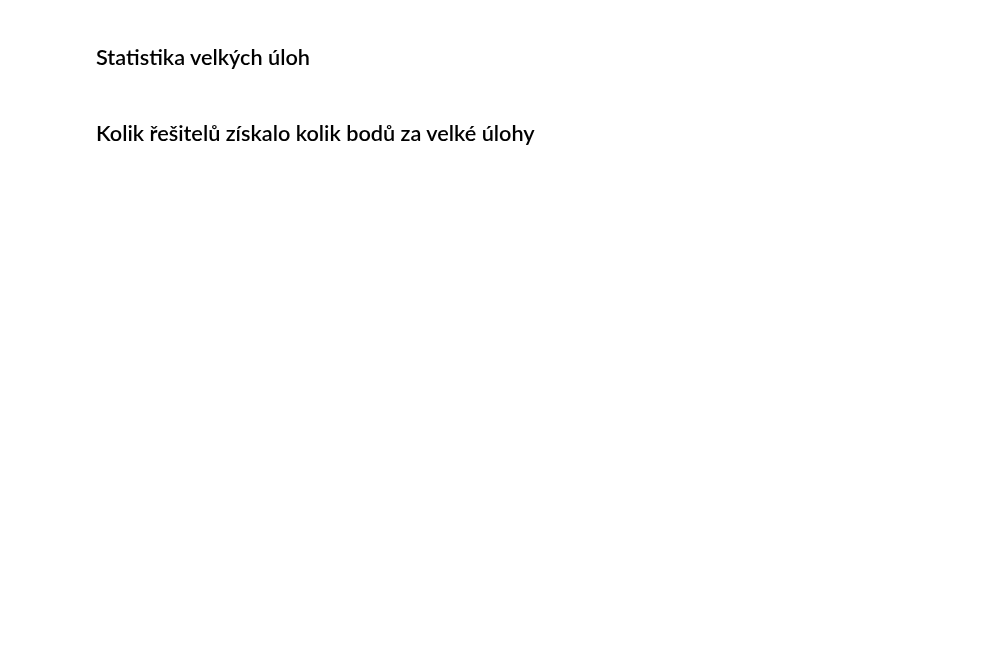
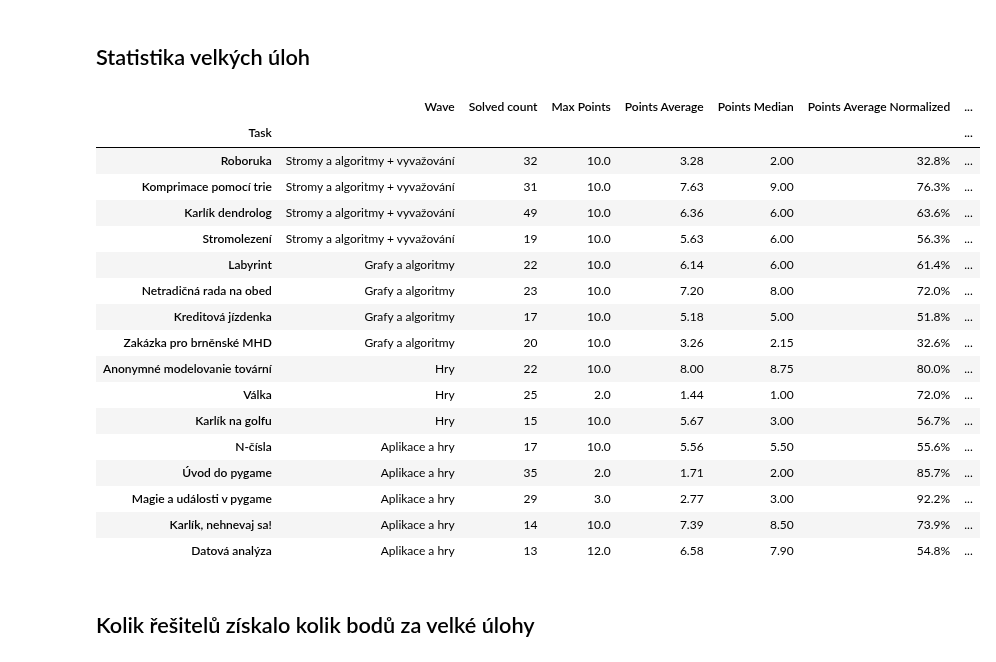
Before and after one commit to fi-ksi/dashboard-alpha, a Jupyter notebook: notebooks/tasks.ipynb, the cells around one changed output. Drawn from its saved outputs; the diff is of its cells as text; code cells hidden in the pictures; blank space fills up the shorter version.

```diff
--- a/notebooks/tasks.ipynb
+++ b/notebooks/tasks.ipynb
@@ -243,33 +313,54 @@ if not df.empty:
     grouped = df.groupby('Task')
 
     per_task = pd.DataFrame(OrderedDict((
         ('Wave', grouped.Wave.first()),
         ('Solved count', grouped.user_id.count()),
         ('Max Points', grouped.max_points.first()),
         ('Points Average', grouped.points.mean()),
         ('Points Median', grouped.points.median()),
         ('Points Average Normalized', grouped.norm_points.mean()),
         ('Points Median Normalized', grouped.norm_points.median()),
     )))
     s = per_task.style
     s.format({
+        'Max Points': '{:.1f}'.format,
+        'Points Median': '{:.2f}'.format,
         'Points Average': '{:.2f}'.format,
         'Points Average Normalized': '{:,.1%}'.format,
         'Points Median Normalized': '{:,.1%}'.format,
     })
 
     s.background_gradient(subset=[
         'Solved count',
         'Points Average Normalized',
         'Points Median Normalized',
     ], cmap=sns.light_palette("green", as_cmap=True))
 
     s.background_gradient(subset=[
         'Points Median',
         'Points Average',
     ], cmap=sns.light_palette("blue", as_cmap=True))
 
     display(s)
+# %% [output]
+|  | Wave | Solved count | Max Points | Points Average | Points Median | Points Average Normalized | ... |
+| Task |  |  |  |  |  |  | ... |
+| Roboruka | Stromy a algoritmy + vyvažování | 32 | 10.0 | 3.28 | 2.00 | 32.8% | ... |
+| Komprimace pomocí trie | Stromy a algoritmy + vyvažování | 31 | 10.0 | 7.63 | 9.00 | 76.3% | ... |
+| Karlík dendrolog | Stromy a algoritmy + vyvažování | 49 | 10.0 | 6.36 | 6.00 | 63.6% | ... |
+| Stromolezení | Stromy a algoritmy + vyvažování | 19 | 10.0 | 5.63 | 6.00 | 56.3% | ... |
+| Labyrint | Grafy a algoritmy | 22 | 10.0 | 6.14 | 6.00 | 61.4% | ... |
+| Netradičná rada na obed | Grafy a algoritmy | 23 | 10.0 | 7.20 | 8.00 | 72.0% | ... |
+| Kreditová jízdenka | Grafy a algoritmy | 17 | 10.0 | 5.18 | 5.00 | 51.8% | ... |
+| Zakázka pro brněnské MHD | Grafy a algoritmy | 20 | 10.0 | 3.26 | 2.15 | 32.6% | ... |
+| Anonymné modelovanie tovární | Hry | 22 | 10.0 | 8.00 | 8.75 | 80.0% | ... |
+| Válka | Hry | 25 | 2.0 | 1.44 | 1.00 | 72.0% | ... |
+| Karlík na golfu | Hry | 15 | 10.0 | 5.67 | 3.00 | 56.7% | ... |
+| N-čísla | Aplikace a hry | 17 | 10.0 | 5.56 | 5.50 | 55.6% | ... |
+| Úvod do pygame | Aplikace a hry | 35 | 2.0 | 1.71 | 2.00 | 85.7% | ... |
+| Magie a události v pygame | Aplikace a hry | 29 | 3.0 | 2.77 | 3.00 | 92.2% | ... |
+| Karlík, nehnevaj sa! | Aplikace a hry | 14 | 10.0 | 7.39 | 8.50 | 73.9% | ... |
+| Datová analýza | Aplikace a hry | 13 | 12.0 | 6.58 | 7.90 | 54.8% | ... |
 # %% [markdown]
 ## Kolik řešitelů získalo kolik bodů za velké úlohy
 # %%
```
Also changed, not shown: parts of 6 cells of this notebook, 3 other files.
